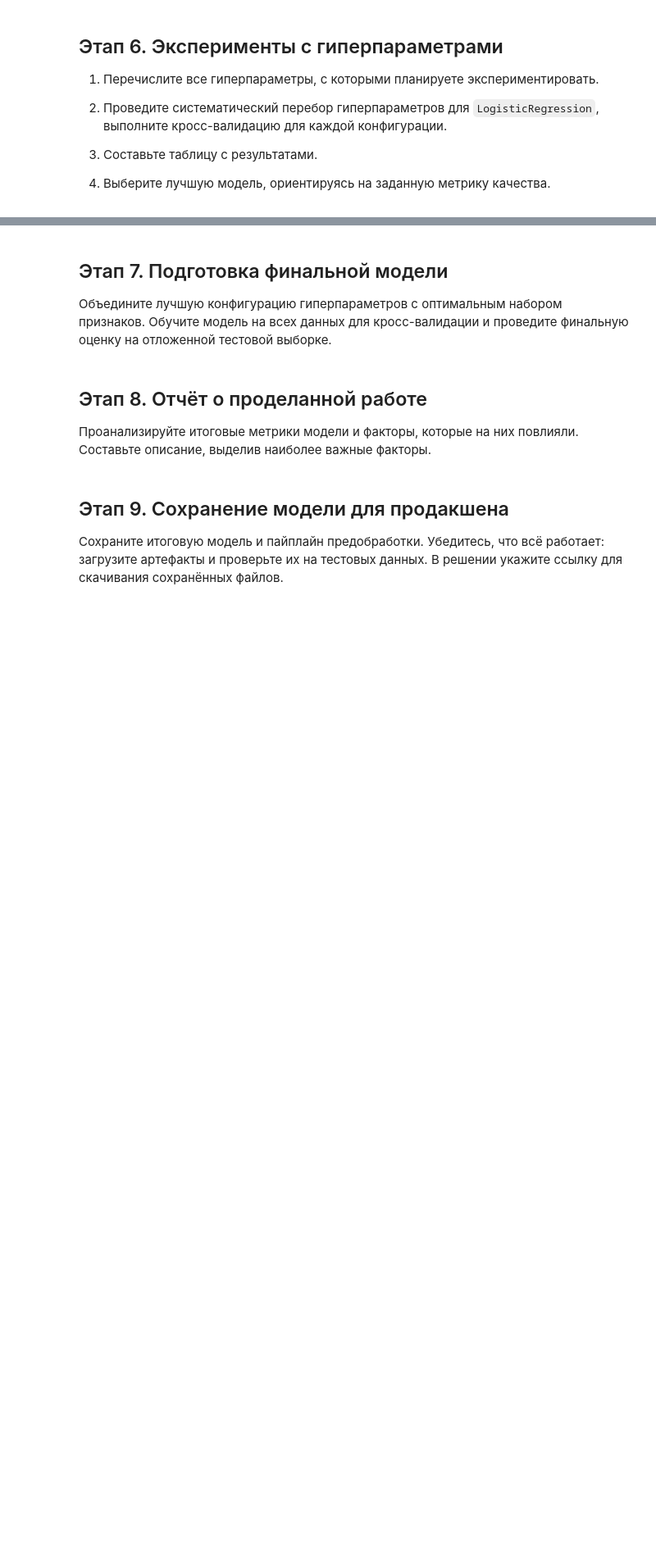
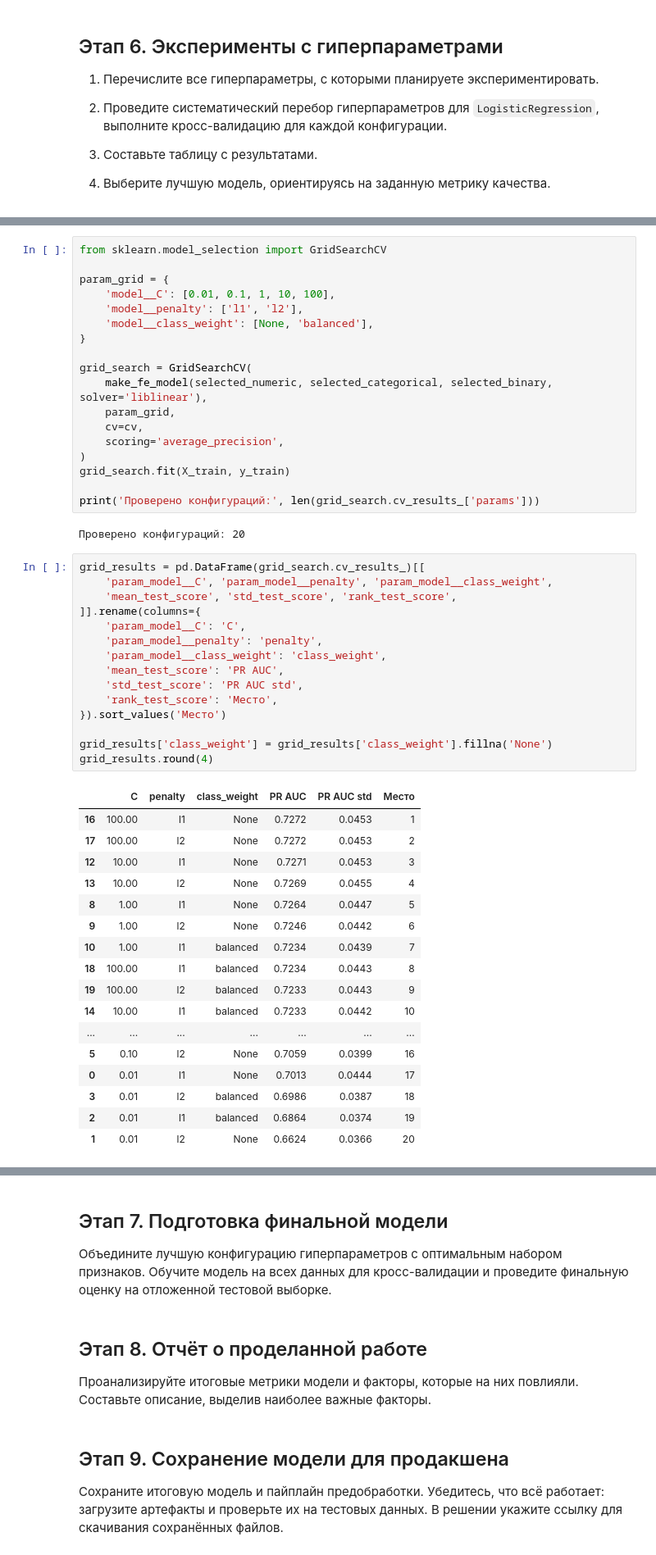
Before and after one commit to dontroublo/delivery-coffee, a Jupyter notebook: coffee_churn.ipynb, the cells around one changed output, grey strips where cells are left out. Shown at 82% size. Saved outputs shown, nothing was run; the diff lists cells and outputs as text; blank space fills up the shorter version.

Commit message:
feat: подбор гиперпараметров GridSearchCV (этап 6)

```diff
--- a/coffee_churn.ipynb
+++ b/coffee_churn.ipynb
@@ -822,0 +830,53 @@ print('Итоговые бинарные признаки:', selected_binary)
+# %%
+from sklearn.model_selection import GridSearchCV
+
+param_grid = {
+    'model__C': [0.01, 0.1, 1, 10, 100],
+    'model__penalty': ['l1', 'l2'],
+    'model__class_weight': [None, 'balanced'],
+}
+
+grid_search = GridSearchCV(
+    make_fe_model(selected_numeric, selected_categorical, selected_binary, solver='liblinear'),
+    param_grid,
+    cv=cv,
+    scoring='average_precision',
+)
+grid_search.fit(X_train, y_train)
+
+print('Проверено конфигураций:', len(grid_search.cv_results_['params']))
+# %% [output]
+Проверено конфигураций: 20
+# %%
+grid_results = pd.DataFrame(grid_search.cv_results_)[[
+    'param_model__C', 'param_model__penalty', 'param_model__class_weight',
+    'mean_test_score', 'std_test_score', 'rank_test_score',
+]].rename(columns={
+    'param_model__C': 'C',
+    'param_model__penalty': 'penalty',
+    'param_model__class_weight': 'class_weight',
+    'mean_test_score': 'PR AUC',
+    'std_test_score': 'PR AUC std',
+    'rank_test_score': 'Место',
+}).sort_values('Место')
+
+grid_results['class_weight'] = grid_results['class_weight'].fillna('None')
+grid_results.round(4)
+# %% [output]
+|  | C | penalty | class_weight | PR AUC | PR AUC std | Место |
+| 16 | 100.00 | l1 | None | 0.7272 | 0.0453 | 1 |
+| 17 | 100.00 | l2 | None | 0.7272 | 0.0453 | 2 |
+| 12 | 10.00 | l1 | None | 0.7271 | 0.0453 | 3 |
+| 13 | 10.00 | l2 | None | 0.7269 | 0.0455 | 4 |
+| 8 | 1.00 | l1 | None | 0.7264 | 0.0447 | 5 |
+| 9 | 1.00 | l2 | None | 0.7246 | 0.0442 | 6 |
+| 10 | 1.00 | l1 | balanced | 0.7234 | 0.0439 | 7 |
+| 18 | 100.00 | l1 | balanced | 0.7234 | 0.0443 | 8 |
+| 19 | 100.00 | l2 | balanced | 0.7233 | 0.0443 | 9 |
+| 14 | 10.00 | l1 | balanced | 0.7233 | 0.0442 | 10 |
+| ... | ... | ... | ... | ... | ... | ... |
+| 5 | 0.10 | l2 | None | 0.7059 | 0.0399 | 16 |
+| 0 | 0.01 | l1 | None | 0.7013 | 0.0444 | 17 |
+| 3 | 0.01 | l2 | balanced | 0.6986 | 0.0387 | 18 |
+| 2 | 0.01 | l1 | balanced | 0.6864 | 0.0374 | 19 |
+| 1 | 0.01 | l2 | None | 0.6624 | 0.0366 | 20 |
```
Also changed, not shown: parts of 3 cells of this notebook.
